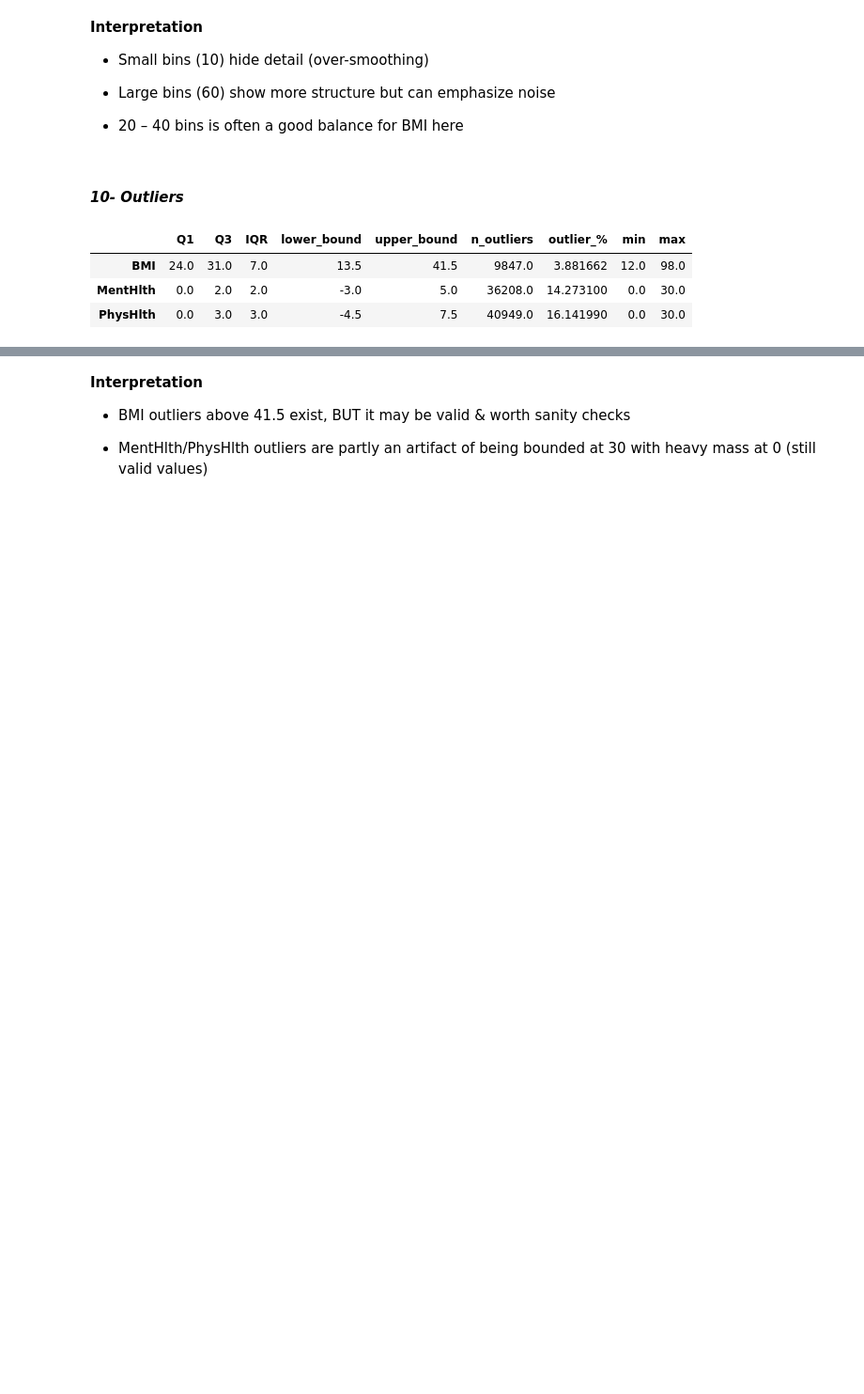
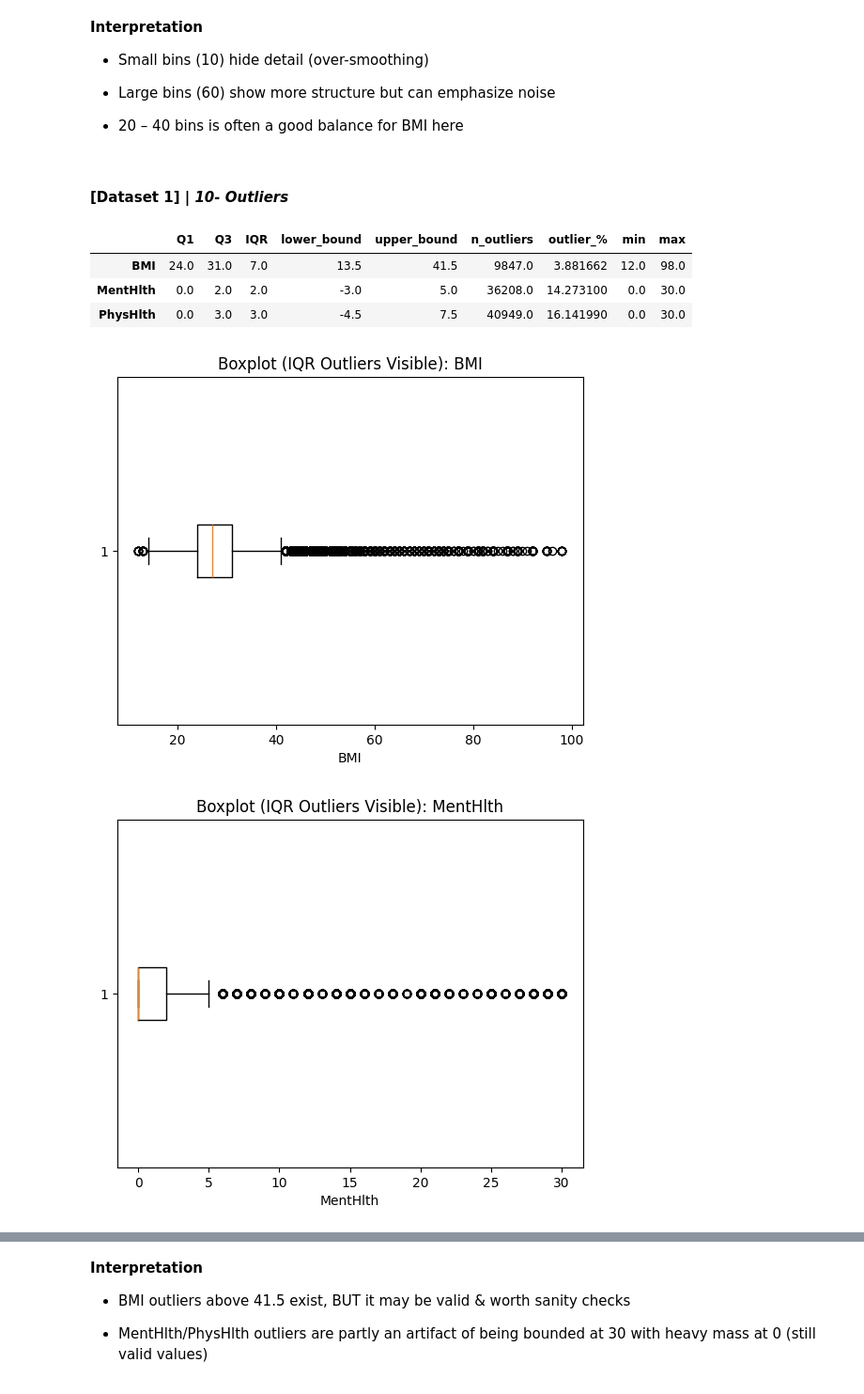
Before and after one commit to jasser-dh/Module-B-semester-2, a Jupyter notebook: OMDS-ModB2-Week4-Dhaouadi-Jasser.ipynb, the cells around one changed output, grey strips where cells are left out. Shown at 94% size. Drawn from its saved outputs; the diff is of its cells as text; code cells hidden in the pictures; blank space fills up the shorter version.

Commit message:
HW Week4 solved part3 dataset2

```diff
--- a/OMDS-ModB2-Week4-Dhaouadi-Jasser.ipynb
+++ b/OMDS-ModB2-Week4-Dhaouadi-Jasser.ipynb
@@ -409,7 +409,7 @@ for bins in [10, 20, 30, 60]:
 
 - 20 – 40 bins is often a good balance for BMI here
 # %% [markdown]
-#### *10- Outliers*
+#### [Dataset 1] | *10- Outliers*
 # %%
 def iqr_outliers(series):
     s = series.dropna()
@@ -435,3 +435,13 @@ display(outlier_report)
 | BMI | 24.0 | 31.0 | 7.0 | 13.5 | 41.5 | 9847.0 | 3.881662 | 12.0 | 98.0 |
 | MentHlth | 0.0 | 2.0 | 2.0 | -3.0 | 5.0 | 36208.0 | 14.273100 | 0.0 | 30.0 |
 | PhysHlth | 0.0 | 3.0 | 3.0 | -4.5 | 7.5 | 40949.0 | 16.141990 | 0.0 | 30.0 |
+# %%
+for col in ["BMI","MentHlth","PhysHlth"]:
+    fig, ax = plt.subplots()
+    ax.boxplot(df_cdc_diabetes[col].dropna(), vert=False)
+    ax.set_title(f"Boxplot (IQR Outliers Visible): {col}")
+    ax.set_xlabel(col)
+    plt.show()
+# %% [output]
+[figure, added]
+[figure, added]
```
Also changed, not shown: parts of 41 cells of this notebook.
